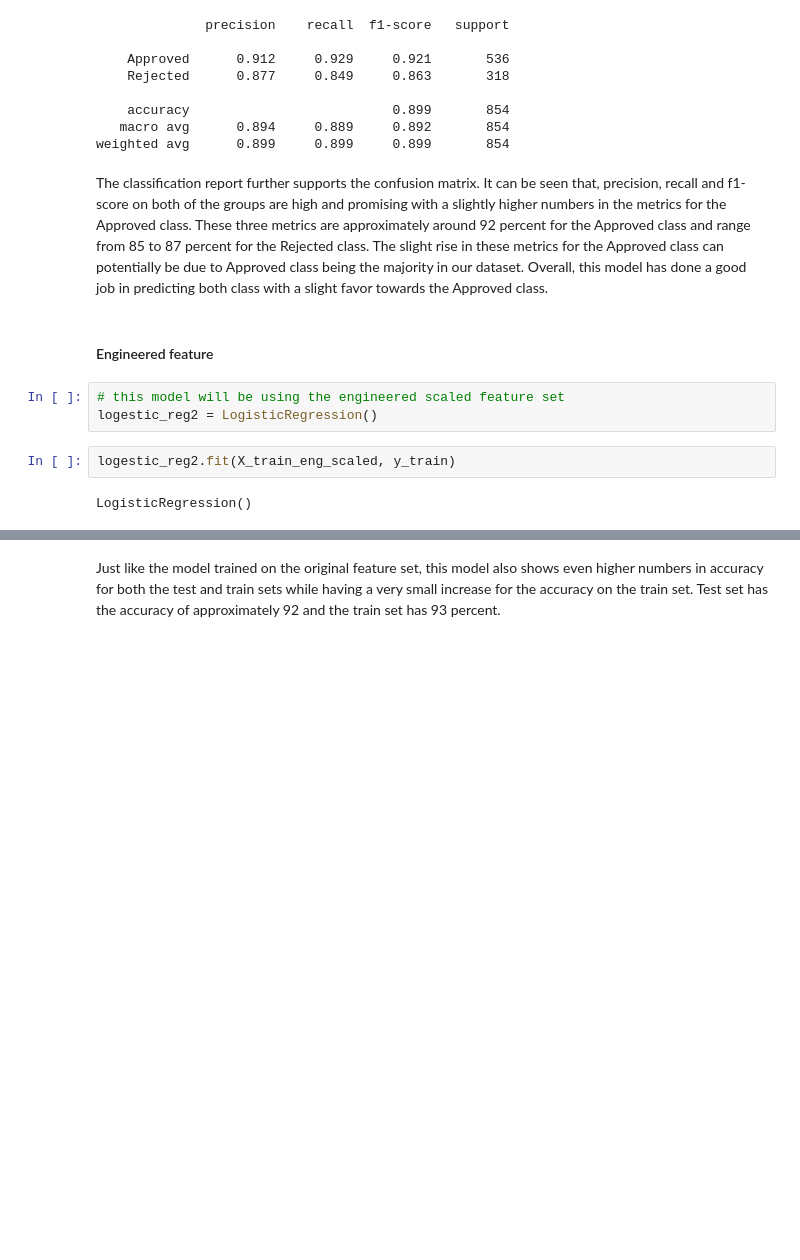
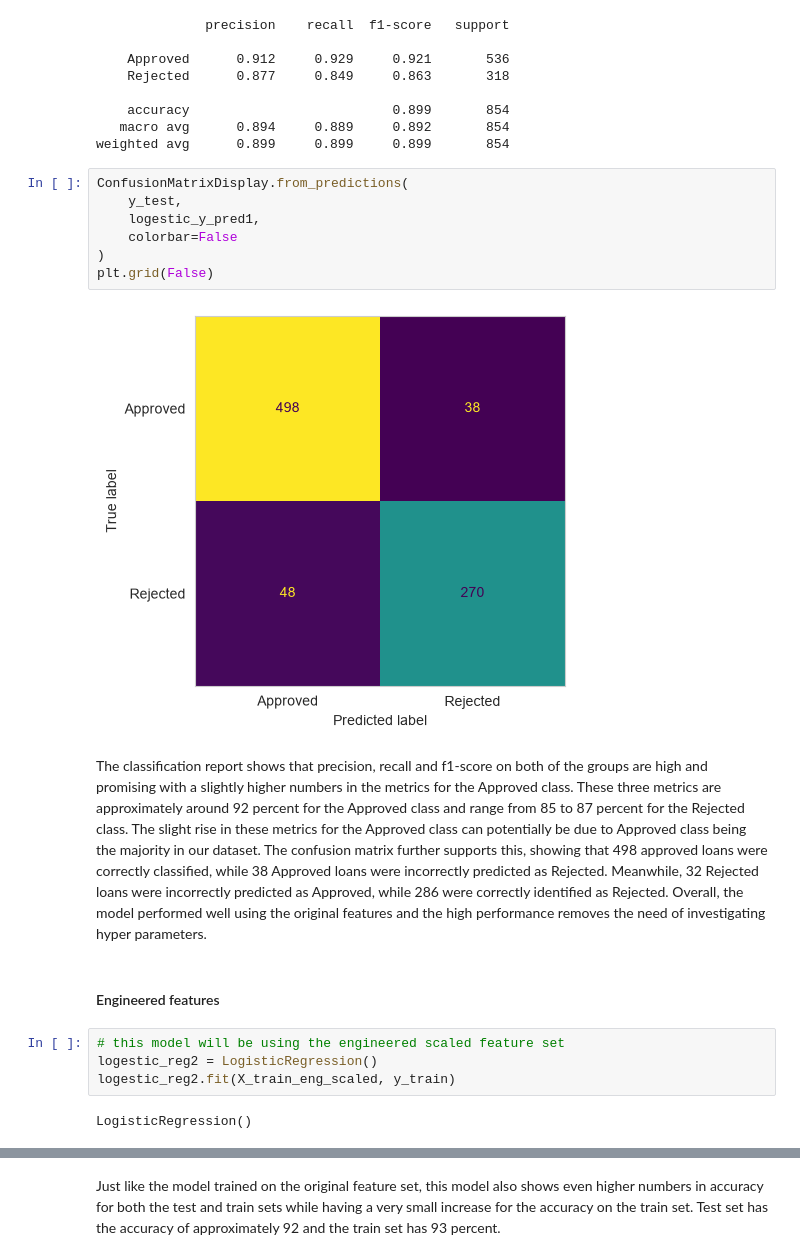
Before and after one commit to adi-afra/Loan-approval-prediction, a Jupyter notebook: notebooks/notebook.ipynb, the cells around one changed output, grey strips where cells are left out. Cells and saved outputs as stored; diff of their text form; blank space fills up the shorter version.

Commit message:
finished the training section and changed the order of some parts

```diff
--- a/notebooks/notebook.ipynb
+++ b/notebooks/notebook.ipynb
@@ -606,15 +597,23 @@ print(classification_report(y_test, logestic_y_pred1, digits=3))
     accuracy                          0.899       854
    macro avg      0.894     0.889     0.892       854
 weighted avg      0.899     0.899     0.899       854
+# %%
+ConfusionMatrixDisplay.from_predictions(
+    y_test,
+    logestic_y_pred1,
+    colorbar=False
+)
+plt.grid(False)
+# %% [output]
+[figure, added]
 # %% [markdown]
-The classification report further supports the confusion matrix. It can be seen that, precision, recall and f1-score on both of the groups are high and promising with a slightly higher numbers in the metrics for the Approved class. These three metrics are approximately around 92 percent for the Approved class and range from 85 to 87 percent for the Rejected class. The slight rise in these metrics for the Approved class can potentially be due to Approved class being the majority in our dataset. Overall, this model has done a good job in predicting both class with a slight favor towards the Approved class.
+The classification report shows that precision, recall and f1-score on both of the groups are high and promising with a slightly higher numbers in the metrics for the Approved class. These three metrics are approximately around 92 percent for the Approved class and range from 85 to 87 percent for the Rejected class. The slight rise in these metrics for the Approved class can potentially be due to Approved class being the majority in our dataset. The confusion matrix further supports this, showing that 498 approved loans were correctly classified, while 38 Approved loans were incorrectly predicted as Rejected. Meanwhile, 32 Rejected loans were incorrectly predicted as Approved, while 286 were correctly identified as Rejected. Overall, the model performed well using the original features and the high performance removes the need of investigating hyper parameters.
 # %% [markdown]
-#### Engineered feature
+#### Engineered features
 # %%
 # this model will be using the engineered scaled feature set
 logestic_reg2 = LogisticRegression()
+logestic_reg2.fit(X_train_eng_scaled, y_train)
+# %% [output]
+LogisticRegression()
-# %%
-logestic_reg2.fit(X_train_eng_scaled, y_train)
-# %% [output]
-LogisticRegression()
 # %%
```
Also changed, not shown: parts of 64 cells of this notebook.
